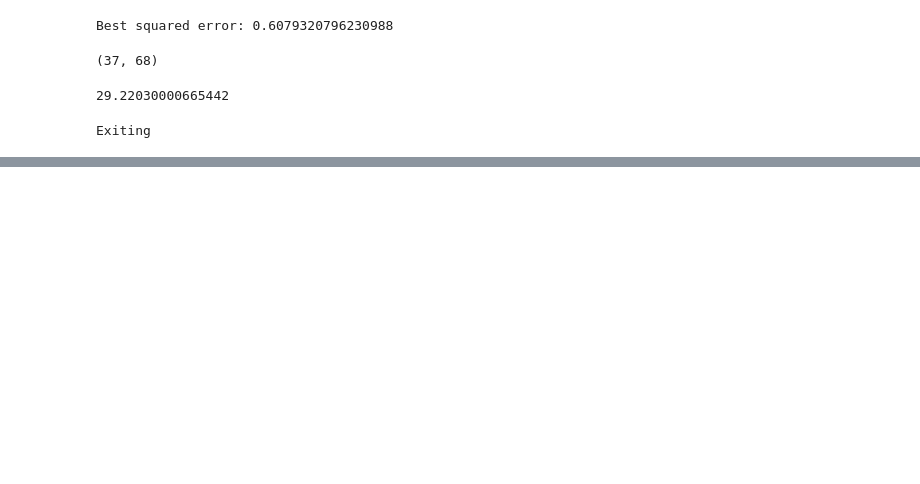
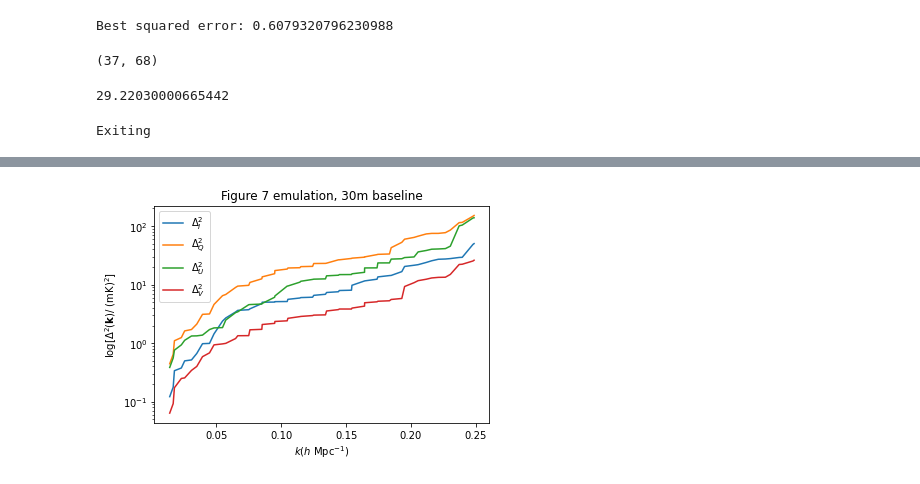
Before and after one commit to 3276908917/skyflux, a Jupyter notebook: k_squared.ipynb, the cells around one changed output, grey strips where cells are left out. Cells and saved outputs as stored; diff of their text form; code cells hidden in the pictures; blank space fills up the shorter version.

```diff
--- a/k_squared.ipynb
+++ b/k_squared.ipynb
@@ -359,3 +377,26 @@ plt.show()
+# %%
+fig = plt.figure()
+ax = fig.add_subplot(1, 1, 1)
+
+plt.xlabel(r"$k (h$ Mpc$^{-1})$")
+plt.ylabel(r"log[$\Delta^2(\mathbf{k}) /$ (mK)$^2$]")
+plt.title("Figure 7 emulation, 30m baseline")
+
+
+ax.plot(sortout[:, 0], sortout[:, 1],
+         label=r"$\Delta^2_I$")
+ax.plot(sortout[:, 0], sortout[:, 2],
+         label=r"$\Delta^2_Q$")
+ax.plot(sortout[:, 0], sortout[:, 3],
+         label=r"$\Delta^2_U$")
+ax.plot(sortout[:, 0], sortout[:, 4],
+         label=r"$\Delta^2_V$")
+
+ax.set_yscale('log')
+plt.legend()
+plt.show()
+# %% [output]
+[figure, added]
 # %%
 plt.xlabel(r"$k (h$ Mpc$^{-1})$")
 plt.ylabel(r"$\Delta^2(\mathbf{k})$ [mK]$^2$")
```
Also changed, not shown: parts of 9 cells of this notebook.
